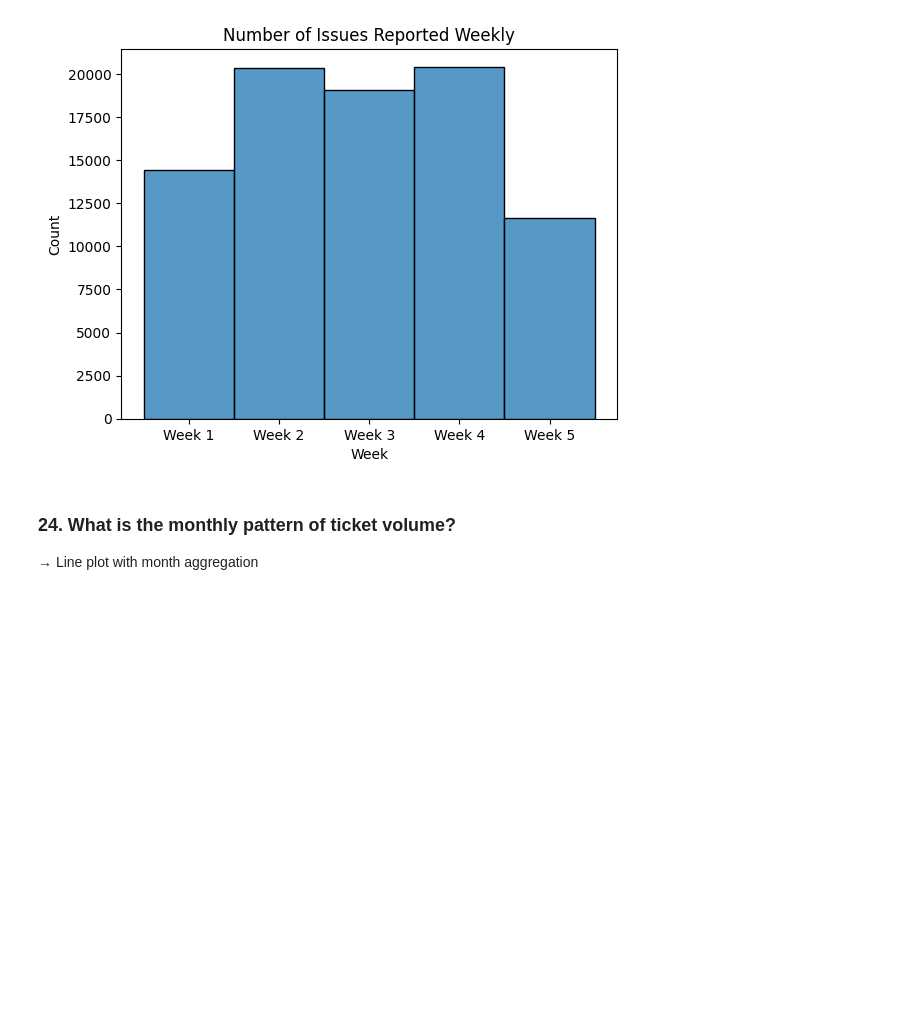
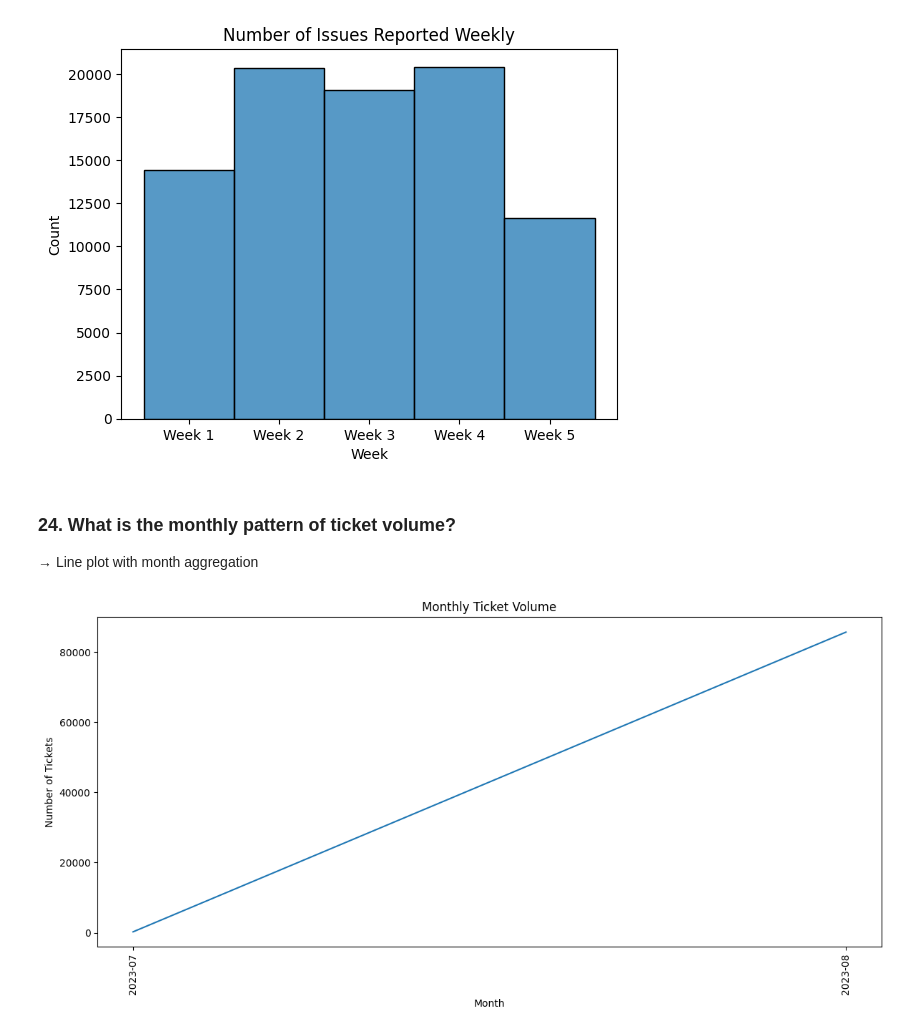
Before and after one commit to akashgardas/Data-Analysis, a Jupyter notebook: day10/seaborn/CustomerDataSet.ipynb, the cells around one changed output. Cells and saved outputs as stored; diff of their text form; code cells hidden in the pictures; blank space fills up the shorter version.

```diff
--- a/day10/seaborn/CustomerDataSet.ipynb
+++ b/day10/seaborn/CustomerDataSet.ipynb
@@ -752,3 +752,24 @@ plt.show()
 # %% [markdown]
 ### 24. What is the monthly pattern of ticket volume?
 → Line plot with month aggregation
+# %%
+# Convert 'Issue_reported at' to datetime objects
+df['Issue_reported at'] = pd.to_datetime(df['Issue_reported at'], format='%d/%m/%Y %H:%M')
+
+# Extract month from 'Issue_reported at'
+df['Month'] = df['Issue_reported at'].dt.to_period('M')
+
+# Group by month and count tickets
+monthly_ticket_volume = df.groupby('Month').size()
+
+# Plotting the line plot
+plt.figure(figsize=(12, 6))
+sns.lineplot(x=monthly_ticket_volume.index.astype(str), y=monthly_ticket_volume.values)
+plt.title('Monthly Ticket Volume')
+plt.xlabel('Month')
+plt.ylabel('Number of Tickets')
+plt.xticks(rotation=90)
+plt.tight_layout()
+plt.show()
+# %% [output]
+[figure, added]
```
Also changed, not shown: parts of 16 cells of this notebook.
